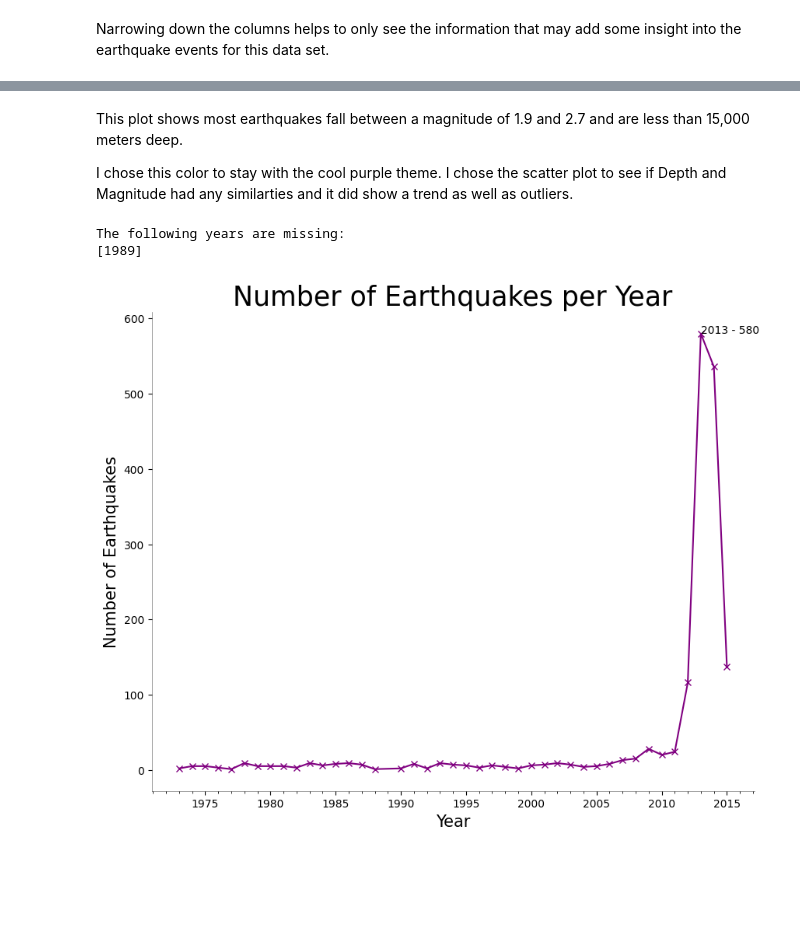
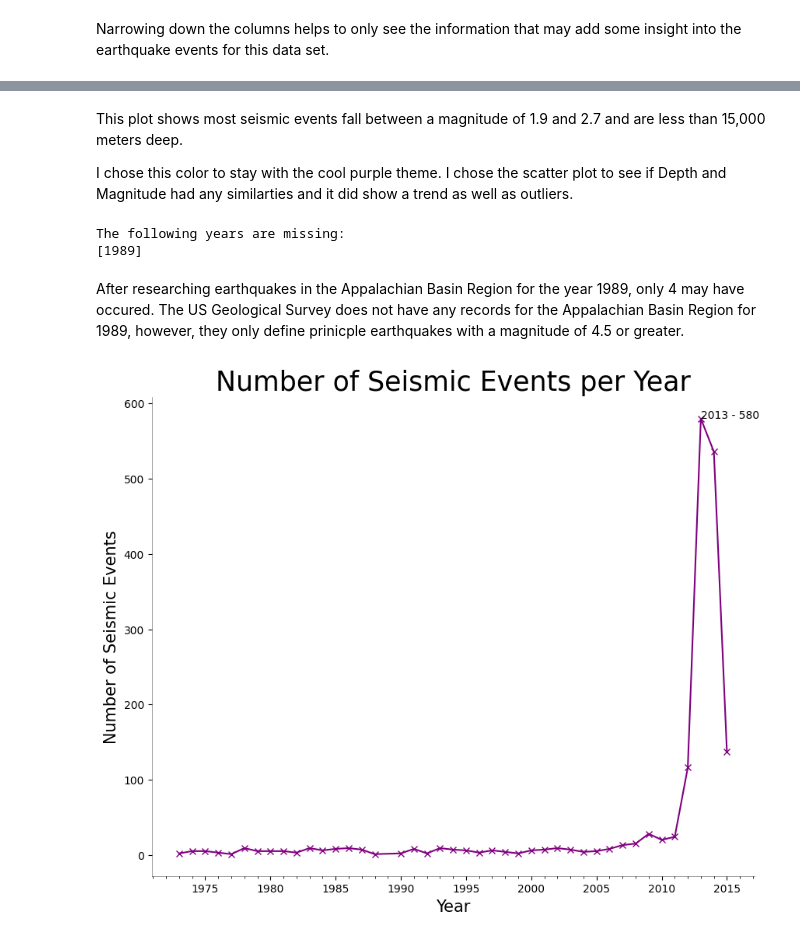
Before and after one commit to JulieGambill/Appalachian_Basin_Data, a Jupyter notebook: notebooks/Appalachian_Basin_Earthquakes.ipynb, the cells around one changed output, grey strips where cells are left out. Drawn from its saved outputs; the diff is of its cells as text; code cells hidden in the pictures; blank space fills up the shorter version.

```diff
--- a/notebooks/Appalachian_Basin_Earthquakes.ipynb
+++ b/notebooks/Appalachian_Basin_Earthquakes.ipynb
@@ -58,7 +58,7 @@ earthquake_df.rename(columns = {
     '_EventLocationName_' : 'Event Location',
     '_Time_' : 'Time',
     'ts' : 'Time Series',
-    'potential_blast' : 'Natural Earthquake',
+    'potential_blast' : 'Potential Blast',
     'bix_potential_blasts' : 'Bix Potential Blasts'
 }, inplace=True)
 # %% [markdown]
@@ -449,5 +457,5 @@ plt.show()
 # %% [markdown]
-This plot shows most earthquakes fall between a magnitude of 1.9 and 2.7 and are less than 15,000 meters deep.
+This plot shows most seismic events fall between a magnitude of 1.9 and 2.7 and are less than 15,000 meters deep.
 
 I chose this color to stay with the cool purple theme.  I chose the scatter plot to see if Depth and Magnitude had any similarties and it did show a trend as well as outliers.
 # %%
@@ -464,8 +472,10 @@ else:
 # %% [output]
 The following years are missing:
 [1989]
+# %% [markdown]
+After researching earthquakes in the Appalachian Basin Region for the year 1989, only 4 may have occured.  The US Geological Survey does not have any records for the Appalachian Basin Region for 1989, however, they only define prinicple earthquakes with a magnitude of 4.5 or greater.
 # %%
-# Line chart to show Number of Earthquakes per Year
+# Line chart to show Number of Seismic Events per Year
 
 yearly_counts = earthquake_df.groupby('Year').size()
 
@@ -473,35 +483,35 @@ plt.figure(figsize =(10,8))
 
 yearly_counts.plot(kind= "line",
                    marker= "x",
                    color = "purple")
 
 ax = plt.gca()
 for spine in ax.spines.values():
     spine.set_linewidth(0.5)
     spine.set_alpha(0.5)
 ax.spines['top'].set_visible(False)
 ax.spines['right'].set_visible(False)
 
 ax.xaxis.set_major_locator(MultipleLocator(5))
 ax.xaxis.set_major_formatter('{x:.0f}')
 ax.xaxis.set_minor_locator(MultipleLocator())
 
 ax.set_xlabel("Year",
               fontsize = 15)
-ax.set_ylabel("Number of Earthquakes",
+ax.set_ylabel("Number of Seismic Events",
               fontsize = 15)
-ax.set_title('Number of Earthquakes per Year',
+ax.set_title('Number of Seismic Events per Year',
              fontsize = 25)
 
 highest_index = yearly_counts.idxmax()
 x_coord = highest_index
 y_coord = yearly_counts.loc[highest_index]
 plt.text(x_coord,
          y_coord,
          '2013 - 580')
 
-plt.savefig('../plots/NumberOfEarthquakesPerYear.png')
+plt.savefig('../plots/NumberOfSeismicEventsPerYear.png')
 plt.show()
 # %% [output]
-[figure, old version]
+[figure, new version]
 # %% [markdown]
```
Also changed, not shown: parts of 22 cells of this notebook, 6 other files.
